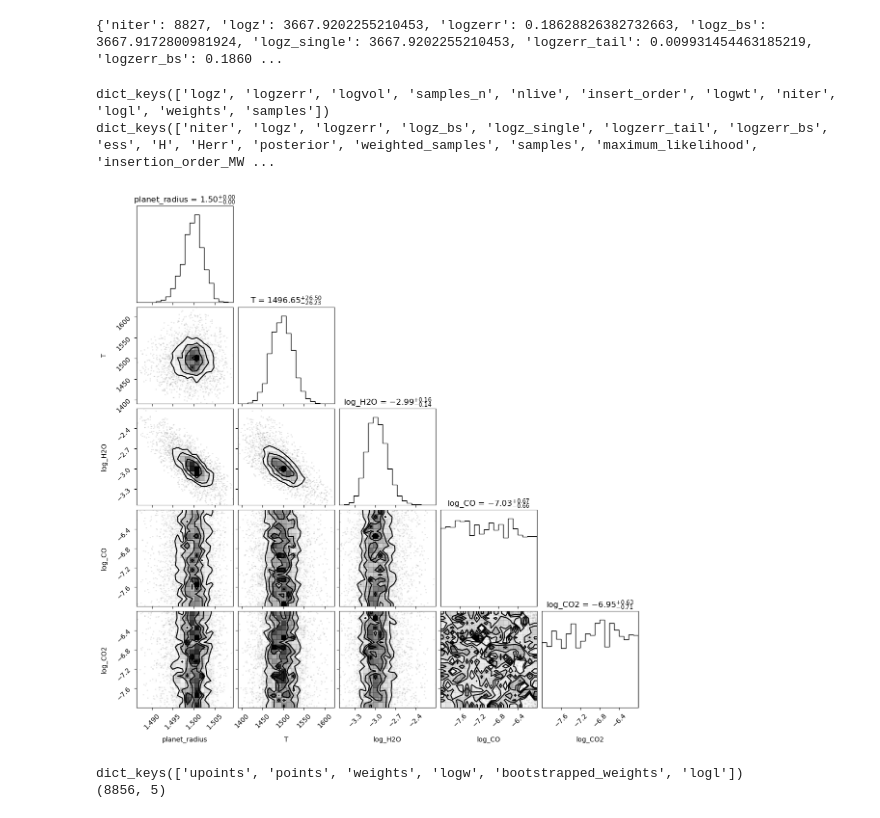
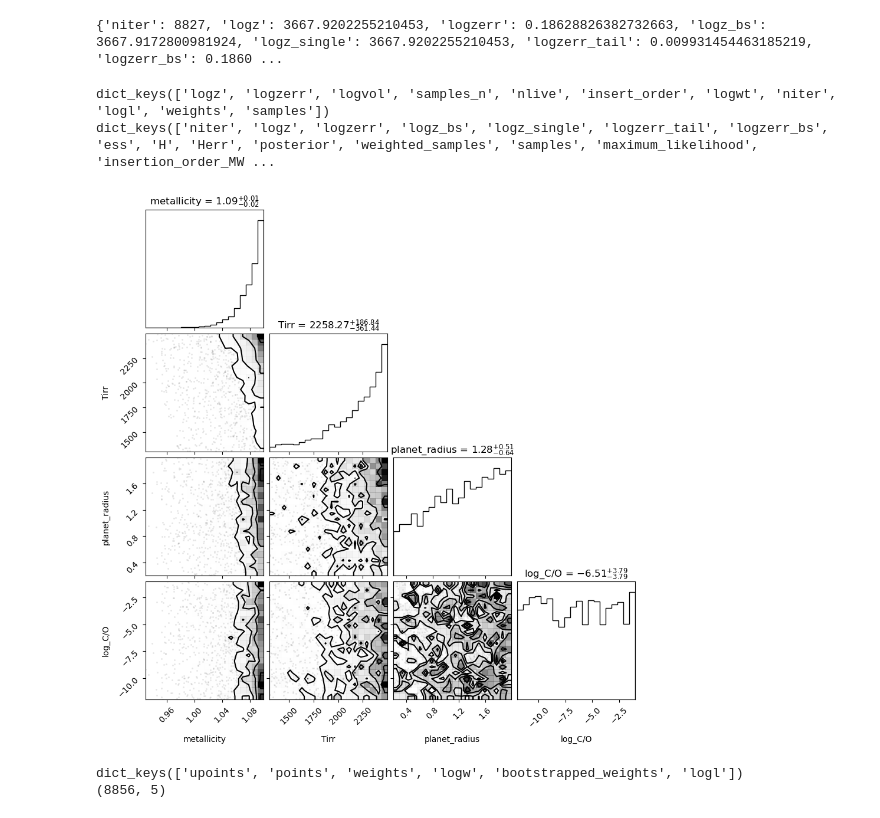
Before and after one commit to lwelzel/compla, a Jupyter notebook: src/text_read_taurex_outfiles.ipynb, the cells around one changed output. Cells and saved outputs as stored; diff of their text form; code cells hidden in the pictures.

```diff
--- a/src/text_read_taurex_outfiles.ipynb
+++ b/src/text_read_taurex_outfiles.ipynb
@@ -41,7 +38,7 @@ SPECTRA_LW_PATH = str(WDIR / "data/taurex_lightcurves_LW")
 outfile = str(WDIR / "data/retrievals/SYNTHETIC/default_out.hdf5")
 outfile_ultranest_points = str(WDIR / "data/retrievals/SYNTHETIC/ultranest_single_dir/run1/results/points.hdf5")
 outfile_ultranest = str(WDIR / "data/retrievals/SYNTHETIC/ultranest_single_dir/run1/info/results.json")
-log_dir_ultranest = str(WDIR / "data/retrievals/SYNTHETIC/ultranest_single_dir/run1")
+log_dir_ultranest = str(WDIR / "data/synthetic_spectra/HAT-P-1b/HAT-P-1b_HST_STIS_G430L_52X2_Nikolov+2014,TM0/HAT-P-1b_HST_STIS_G430L_52X2_Nikolov+2014,TM0_time-2023-04-19-14-44-45/run1/")
 # %%
 with open(outfile_ultranest) as f:
     result = json.load(f)
@@ -52,28 +49,27 @@ with open(outfile_ultranest) as f:
 # %%
 from ultranest.integrator import warmstart_from_similar_file, read_file
 from ultranest.plot import cornerplot
 
 pars = ["planet_radius", "T_irr", "log_kappa_irr", "log_kappa_v1", "log_kappa_v2", "log_alpha",
                        "log_H2O", "log_CH4", "log_NH3", "log_CO", "log_CO2", "log_HCN", "log_Na", "log_K", "log_TiO", "log_VO", "log_FeH", "log_e-", "Offset_2", "Slope_2"]
 
-pars = ["planet_radius", "T",
-                       "log_H2O", "log_CO", "log_CO2"]
+pars = ["metallicity", "Tirr", "planet_radius", "log_C/O", ]
 
 sequence, final = read_file(log_dir_ultranest, x_dim=len(pars),  random=True, verbose=False, check_insertion_order=True)
 
 print(sequence.keys())
 print(final.keys())
 
 final['paramnames'] = pars
 
 import logging
 logger = logging.getLogger()
 
 cornerplot(final)
 # %% [output]
 dict_keys(['logz', 'logzerr', 'logvol', 'samples_n', 'nlive', 'insert_order', 'logwt', 'niter', 'logl', 'weights', 'samples'])
 dict_keys(['niter', 'logz', 'logzerr', 'logz_bs', 'logz_single', 'logzerr_tail', 'logzerr_bs', 'ess', 'H', 'Herr', 'posterior', 'weighted_samples', 'samples', 'maximum_likelihood', 'insertion_order_MW ...
-[figure, old version]
+[figure, new version]
 # %%
 print(final['weighted_samples'].keys())
 print(final['samples'].shape)
```
Also changed, not shown: parts of 5 cells of this notebook, 5 other files.
